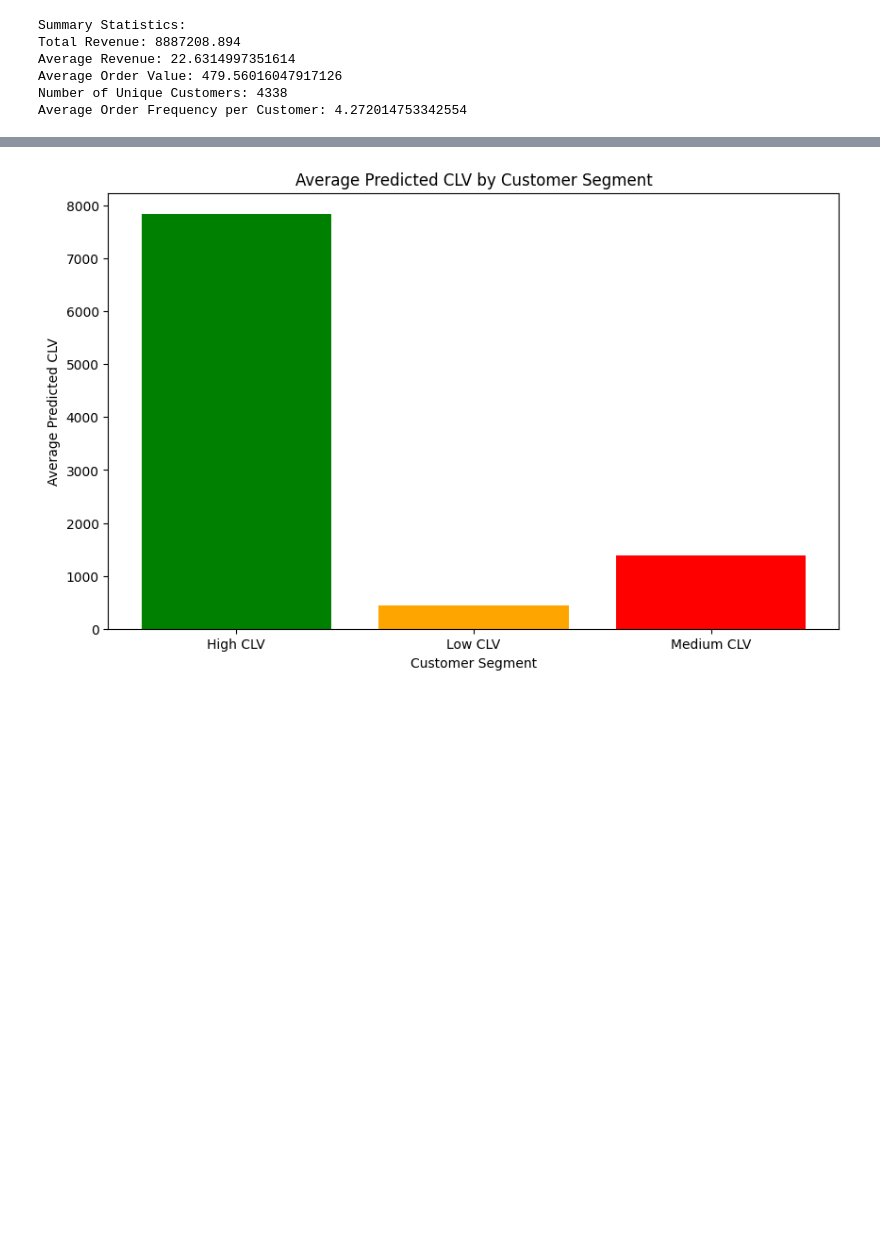
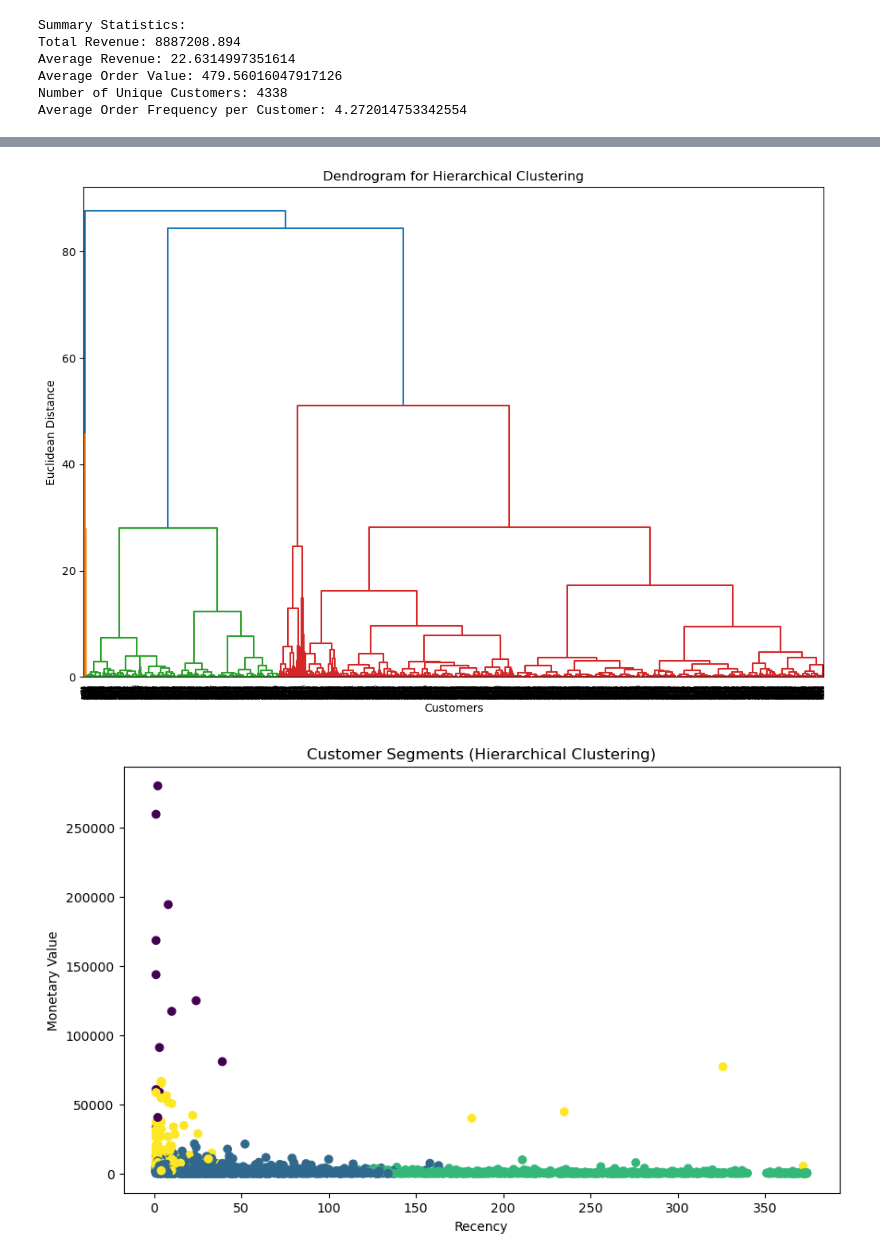
Before and after one commit to MiltonGreat/Customer-Lifetime-Value, a Jupyter notebook: Customer Lifetime Value .ipynb, the cells around one changed output, grey strips where cells are left out. Drawn from its saved outputs; the diff is of its cells as text; code cells hidden in the pictures; blank space fills up the shorter version.

```diff
--- a/Customer Lifetime Value .ipynb
+++ b/Customer Lifetime Value .ipynb
@@ -678,17 +258,0 @@ Name: count, dtype: int64
-# %%
-# Compare the Segments
-
-import matplotlib.pyplot as plt
-
-# Calculate the average predicted CLV for each segment
-avg_clv_by_segment = predictions_df.groupby('Segment')['Predicted_CLV_RF'].mean().reset_index()
-
-# Plotting the average CLV by segment
-plt.figure(figsize=(10, 6))
-plt.bar(avg_clv_by_segment['Segment'], avg_clv_by_segment['Predicted_CLV_RF'], color=['green', 'orange', 'red'])
-plt.xlabel('Customer Segment')
-plt.ylabel('Average Predicted CLV')
-plt.title('Average Predicted CLV by Customer Segment')
-plt.show()
-# %% [output]
-[figure, removed]
@@ -710,0 +259,24 @@ plt.show()
+# %%
+# Step 10: Hierarchical Clustering
+linkage_matrix = linkage(rfm_normalized, method='ward')
+plt.figure(figsize=(12, 8))
+dendrogram(linkage_matrix)
+plt.title('Dendrogram for Hierarchical Clustering')
+plt.xlabel('Customers')
+plt.ylabel('Euclidean Distance')
+plt.show()
+
+from sklearn.cluster import AgglomerativeClustering
+agg_cluster = AgglomerativeClustering(n_clusters=optimal_k, metric='euclidean', linkage='ward')  # Changed 'affinity' to 'metric'
+rfm['Agg_Cluster'] = agg_cluster.fit_predict(rfm_normalized)
+
+# Visualization of Hierarchical Clusters
+plt.figure(figsize=(10, 6))
+plt.scatter(rfm['Recency'], rfm['MonetaryValue'], c=rfm['Agg_Cluster'], cmap='viridis')
+plt.xlabel('Recency')
+plt.ylabel('Monetary Value')
+plt.title('Customer Segments (Hierarchical Clustering)')
+plt.show()
+# %% [output]
+[figure, added]
+[figure, added]
```
Also changed, not shown: parts of 21 cells of this notebook.
